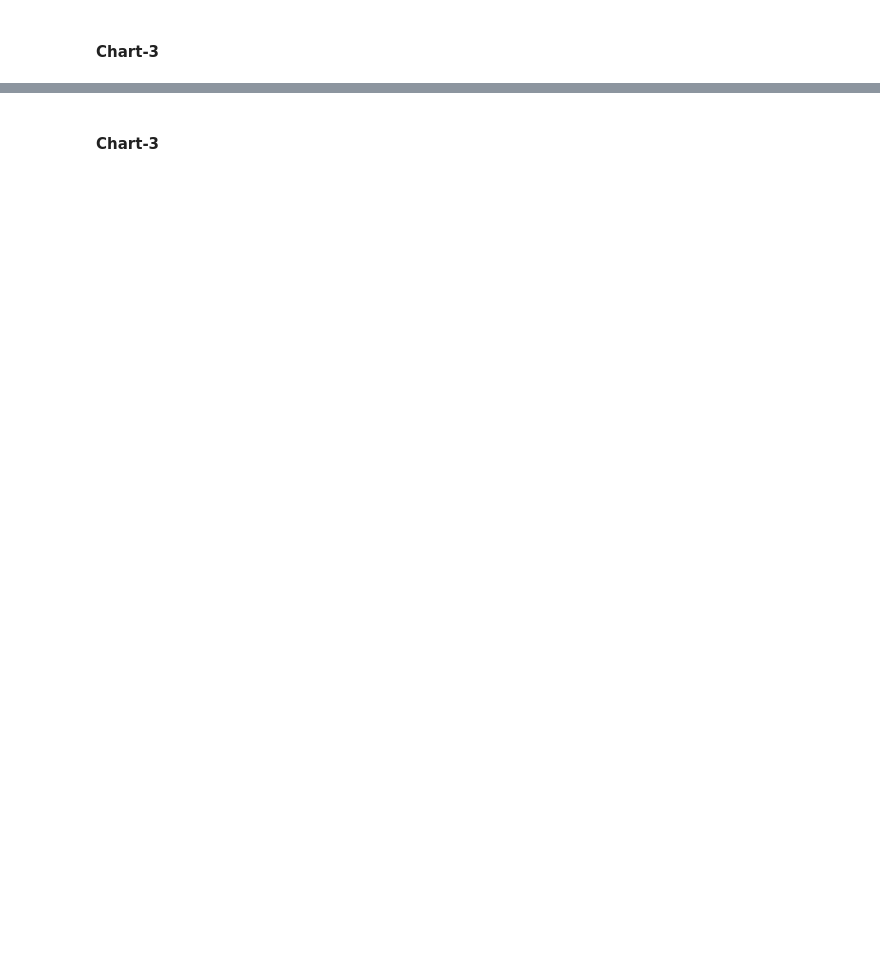
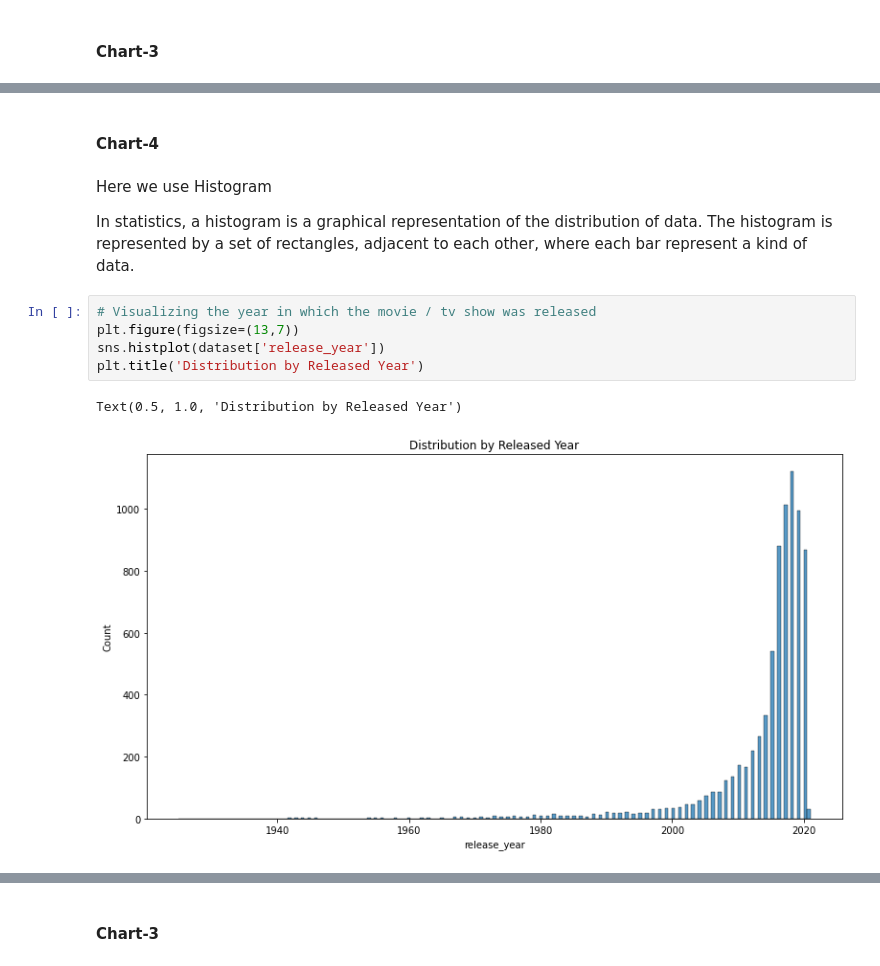
Before and after one commit to KrushnaChaure/Netflix-Movies-and-TV-Shows-Clustering, a Jupyter notebook: Krushna_Chaure_Netflix_Movies_and_TV_Shows_Clustering_Capstone_Project.ipynb, the cells around one changed output, grey strips where cells are left out. Saved outputs shown, nothing was run; the diff lists cells and outputs as text; blank space fills up the shorter version.

```diff
--- a/Krushna_Chaure_Netflix_Movies_and_TV_Shows_Clustering_Capstone_Project.ipynb
+++ b/Krushna_Chaure_Netflix_Movies_and_TV_Shows_Clustering_Capstone_Project.ipynb
@@ -510,0 +561,14 @@ From above bar plot there are showing Top 10 directors by number of shows direct
+# %% [markdown]
+#### Chart-4
+# %% [markdown]
+Here we use Histogram
+
+In statistics, a histogram is a graphical representation of the distribution of data. The histogram is represented by a set of rectangles, adjacent to each other, where each bar represent a kind of data.
+# %%
+# Visualizing the year in which the movie / tv show was released
+plt.figure(figsize=(13,7))
+sns.histplot(dataset['release_year'])
+plt.title('Distribution by Released Year')
+# %% [output]
+Text(0.5, 1.0, 'Distribution by Released Year')
+[figure, added]
```
Also changed, not shown: parts of 56 cells of this notebook.
